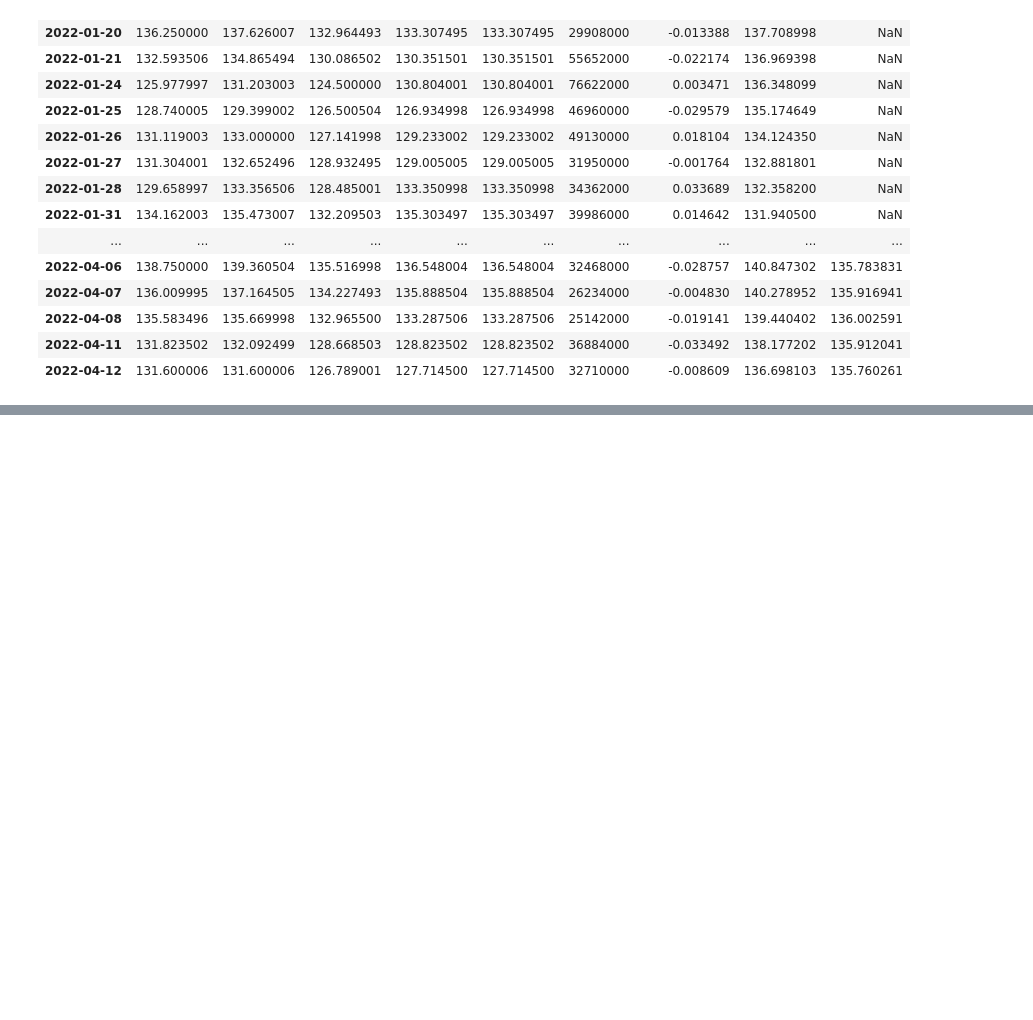
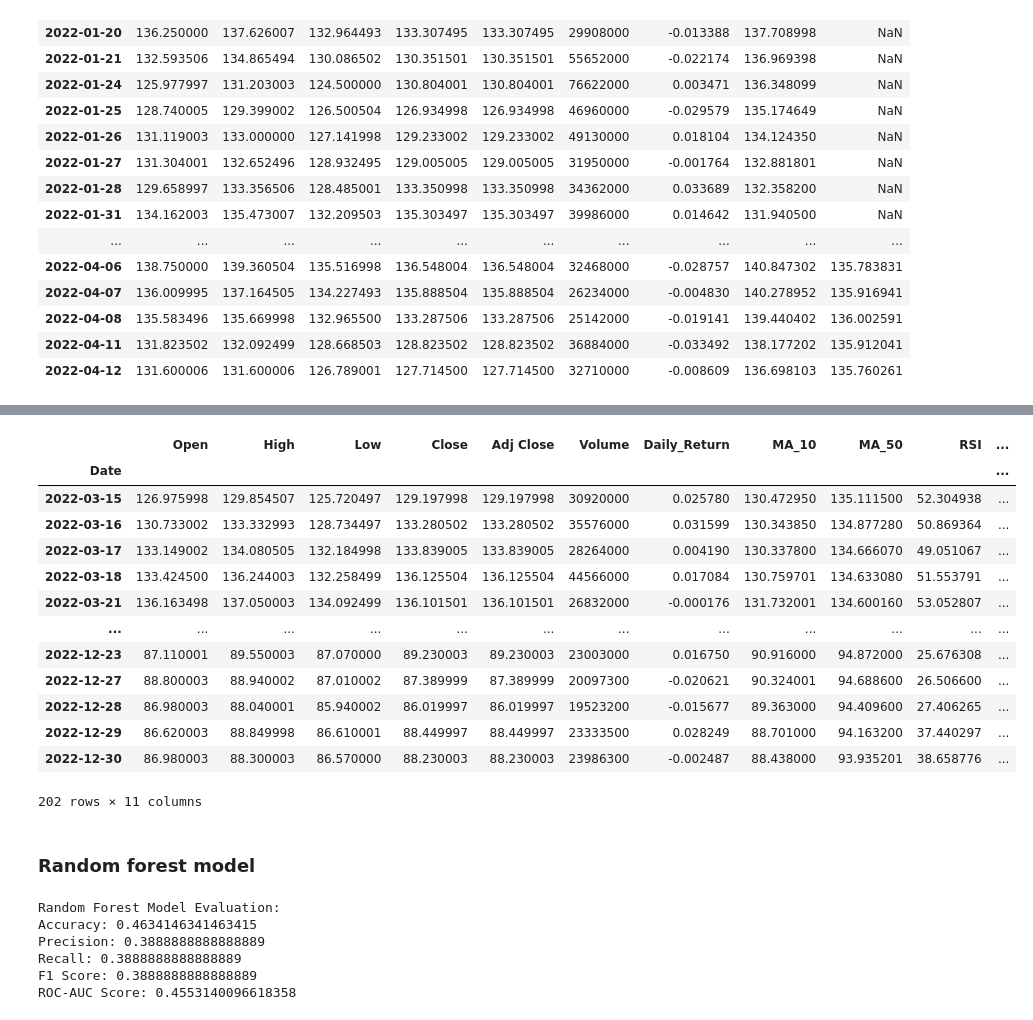
Before and after one commit to JWL5/Stock-model, a Jupyter notebook: stock.ipynb, the cells around one changed output, grey strips where cells are left out. Saved outputs shown, nothing was run; the diff lists cells and outputs as text; code cells hidden in the pictures; blank space fills up the shorter version.

Commit message:
Model fitted

```diff
--- a/stock.ipynb
+++ b/stock.ipynb
@@ -136,0 +131,19 @@ data[0:50]
+# %%
+### Some of feature are calculate from pervious consists NA, so drop those rows before spliting
+data.dropna(subset=["MA_10", "MA_50"], inplace=True)
+data
+# %% [output]
+|  | Open | High | Low | Close | Adj Close | Volume | Daily_Return | MA_10 | MA_50 | RSI | ... |
+| Date |  |  |  |  |  |  |  |  |  |  | ... |
+| 2022-03-15 | 126.975998 | 129.854507 | 125.720497 | 129.197998 | 129.197998 | 30920000 | 0.025780 | 130.472950 | 135.111500 | 52.304938 | ... |
+| 2022-03-16 | 130.733002 | 133.332993 | 128.734497 | 133.280502 | 133.280502 | 35576000 | 0.031599 | 130.343850 | 134.877280 | 50.869364 | ... |
+| 2022-03-17 | 133.149002 | 134.080505 | 132.184998 | 133.839005 | 133.839005 | 28264000 | 0.004190 | 130.337800 | 134.666070 | 49.051067 | ... |
+| 2022-03-18 | 133.424500 | 136.244003 | 132.258499 | 136.125504 | 136.125504 | 44566000 | 0.017084 | 130.759701 | 134.633080 | 51.553791 | ... |
+| 2022-03-21 | 136.163498 | 137.050003 | 134.092499 | 136.101501 | 136.101501 | 26832000 | -0.000176 | 131.732001 | 134.600160 | 53.052807 | ... |
+| ... | ... | ... | ... | ... | ... | ... | ... | ... | ... | ... | ... |
+| 2022-12-23 | 87.110001 | 89.550003 | 87.070000 | 89.230003 | 89.230003 | 23003000 | 0.016750 | 90.916000 | 94.872000 | 25.676308 | ... |
+| 2022-12-27 | 88.800003 | 88.940002 | 87.010002 | 87.389999 | 87.389999 | 20097300 | -0.020621 | 90.324001 | 94.688600 | 26.506600 | ... |
+| 2022-12-28 | 86.980003 | 88.040001 | 85.940002 | 86.019997 | 86.019997 | 19523200 | -0.015677 | 89.363000 | 94.409600 | 27.406265 | ... |
+| 2022-12-29 | 86.620003 | 88.849998 | 86.610001 | 88.449997 | 88.449997 | 23333500 | 0.028249 | 88.701000 | 94.163200 | 37.440297 | ... |
+| 2022-12-30 | 86.980003 | 88.300003 | 86.570000 | 88.230003 | 88.230003 | 23986300 | -0.002487 | 88.438000 | 93.935201 | 38.658776 | ... |
+202 rows × 11 columns
@@ -136,0 +169,35 @@ data[0:50]
+# %% [markdown]
+### Random forest model
+# %%
+from sklearn.ensemble import RandomForestClassifier
+
+# Create a Random Forest classifier
+rf_model = RandomForestClassifier(n_estimators=100, random_state=42)
+
+# Train the Random Forest model on the training data
+rf_model.fit(X_train, y_train)
+
+# Predict on the test set
+rf_y_pred = rf_model.predict(X_test)
+
+# Calculate evaluation metrics for Random Forest model
+rf_accuracy = accuracy_score(y_test, rf_y_pred)
+rf_precision = precision_score(y_test, rf_y_pred)
+rf_recall = recall_score(y_test, rf_y_pred)
+rf_f1 = f1_score(y_test, rf_y_pred)
+rf_roc_auc = roc_auc_score(y_test, rf_y_pred)
+
+# Print the evaluation metrics for Random Forest model
+print("Random Forest Model Evaluation:")
+print("Accuracy:", rf_accuracy)
+print("Precision:", rf_precision)
+print("Recall:", rf_recall)
+print("F1 Score:", rf_f1)
+print("ROC-AUC Score:", rf_roc_auc)
+# %% [output]
+Random Forest Model Evaluation:
+Accuracy: 0.4634146341463415
+Precision: 0.3888888888888889
+Recall: 0.3888888888888889
+F1 Score: 0.3888888888888889
+ROC-AUC Score: 0.4553140096618358
```
Also changed, not shown: parts of 7 cells of this notebook.
